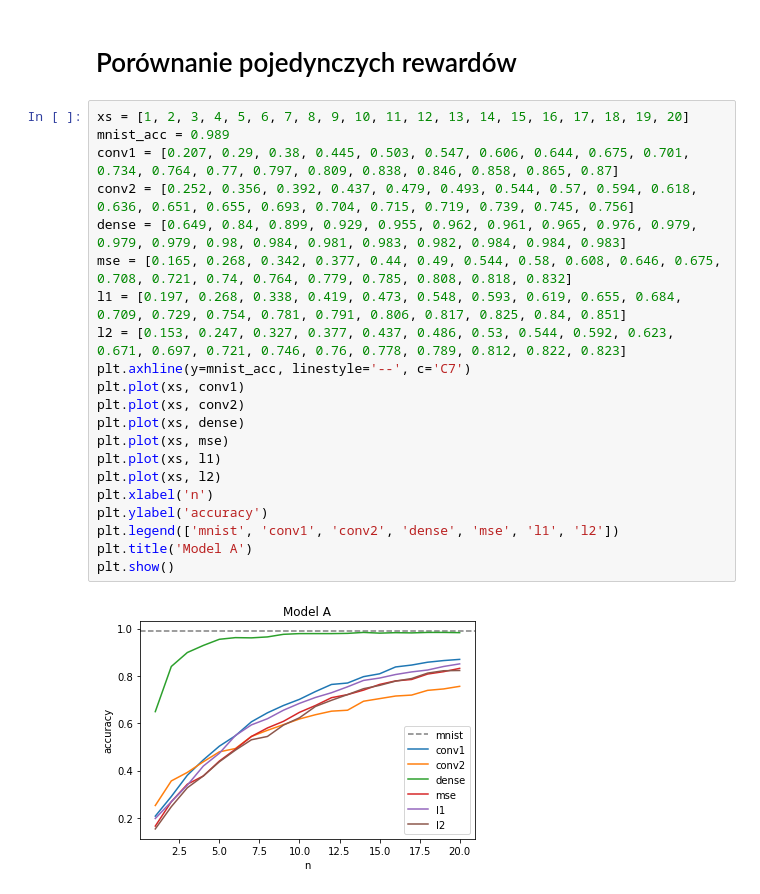
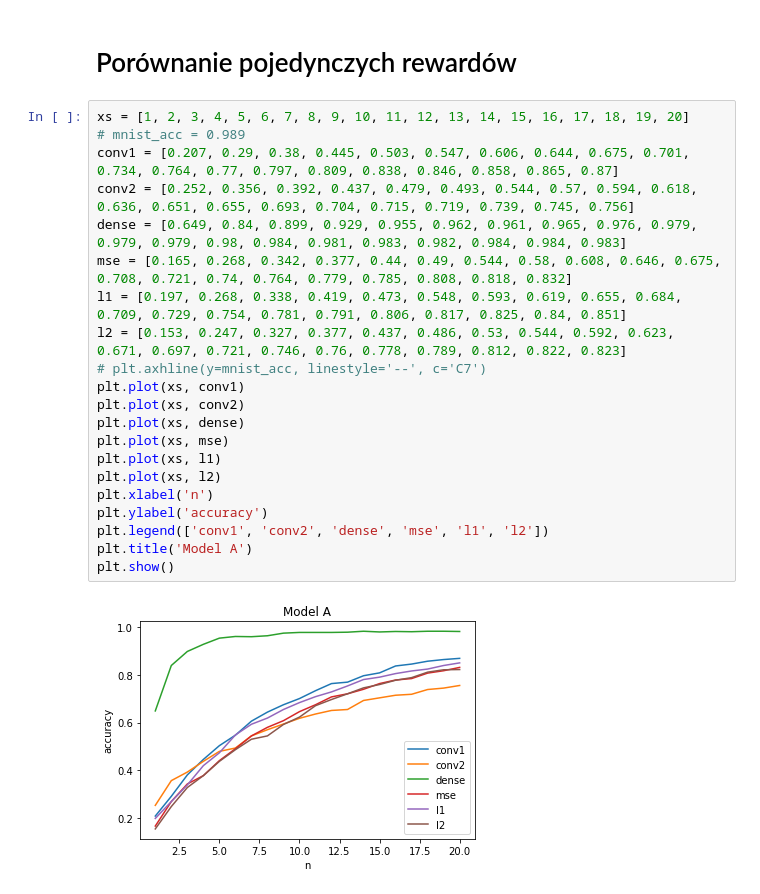
Before and after one commit to trejsu/shaper, a Jupyter notebook: experiments/notebook/activation-distance.ipynb, the cells around one changed output. Saved outputs shown, nothing was run; the diff lists cells and outputs as text.

```diff
--- a/experiments/notebook/activation-distance.ipynb
+++ b/experiments/notebook/activation-distance.ipynb
@@ -315,24 +315,24 @@ for _ in tqdm(range(10)):
 # Porównanie pojedynczych rewardów
 # %%
 xs = [1, 2, 3, 4, 5, 6, 7, 8, 9, 10, 11, 12, 13, 14, 15, 16, 17, 18, 19, 20]
-mnist_acc = 0.989
+# mnist_acc = 0.989
 conv1 = [0.207, 0.29, 0.38, 0.445, 0.503, 0.547, 0.606, 0.644, 0.675, 0.701, 0.734, 0.764, 0.77, 0.797, 0.809, 0.838, 0.846, 0.858, 0.865, 0.87]
 conv2 = [0.252, 0.356, 0.392, 0.437, 0.479, 0.493, 0.544, 0.57, 0.594, 0.618, 0.636, 0.651, 0.655, 0.693, 0.704, 0.715, 0.719, 0.739, 0.745, 0.756]
 dense = [0.649, 0.84, 0.899, 0.929, 0.955, 0.962, 0.961, 0.965, 0.976, 0.979, 0.979, 0.979, 0.98, 0.984, 0.981, 0.983, 0.982, 0.984, 0.984, 0.983]
 mse = [0.165, 0.268, 0.342, 0.377, 0.44, 0.49, 0.544, 0.58, 0.608, 0.646, 0.675, 0.708, 0.721, 0.74, 0.764, 0.779, 0.785, 0.808, 0.818, 0.832]
 l1 = [0.197, 0.268, 0.338, 0.419, 0.473, 0.548, 0.593, 0.619, 0.655, 0.684, 0.709, 0.729, 0.754, 0.781, 0.791, 0.806, 0.817, 0.825, 0.84, 0.851]
 l2 = [0.153, 0.247, 0.327, 0.377, 0.437, 0.486, 0.53, 0.544, 0.592, 0.623, 0.671, 0.697, 0.721, 0.746, 0.76, 0.778, 0.789, 0.812, 0.822, 0.823]
-plt.axhline(y=mnist_acc, linestyle='--', c='C7')
+# plt.axhline(y=mnist_acc, linestyle='--', c='C7')
 plt.plot(xs, conv1)
 plt.plot(xs, conv2)
 plt.plot(xs, dense)
 plt.plot(xs, mse)
 plt.plot(xs, l1)
 plt.plot(xs, l2)
 plt.xlabel('n')
 plt.ylabel('accuracy')
-plt.legend(['mnist', 'conv1', 'conv2', 'dense', 'mse', 'l1', 'l2'])
+plt.legend(['conv1', 'conv2', 'dense', 'mse', 'l1', 'l2'])
 plt.title('Model A')
 plt.show()
 # %% [output]
-[figure, old version]
+[figure, new version]
```
Also changed, not shown: parts of 5 cells of this notebook.
